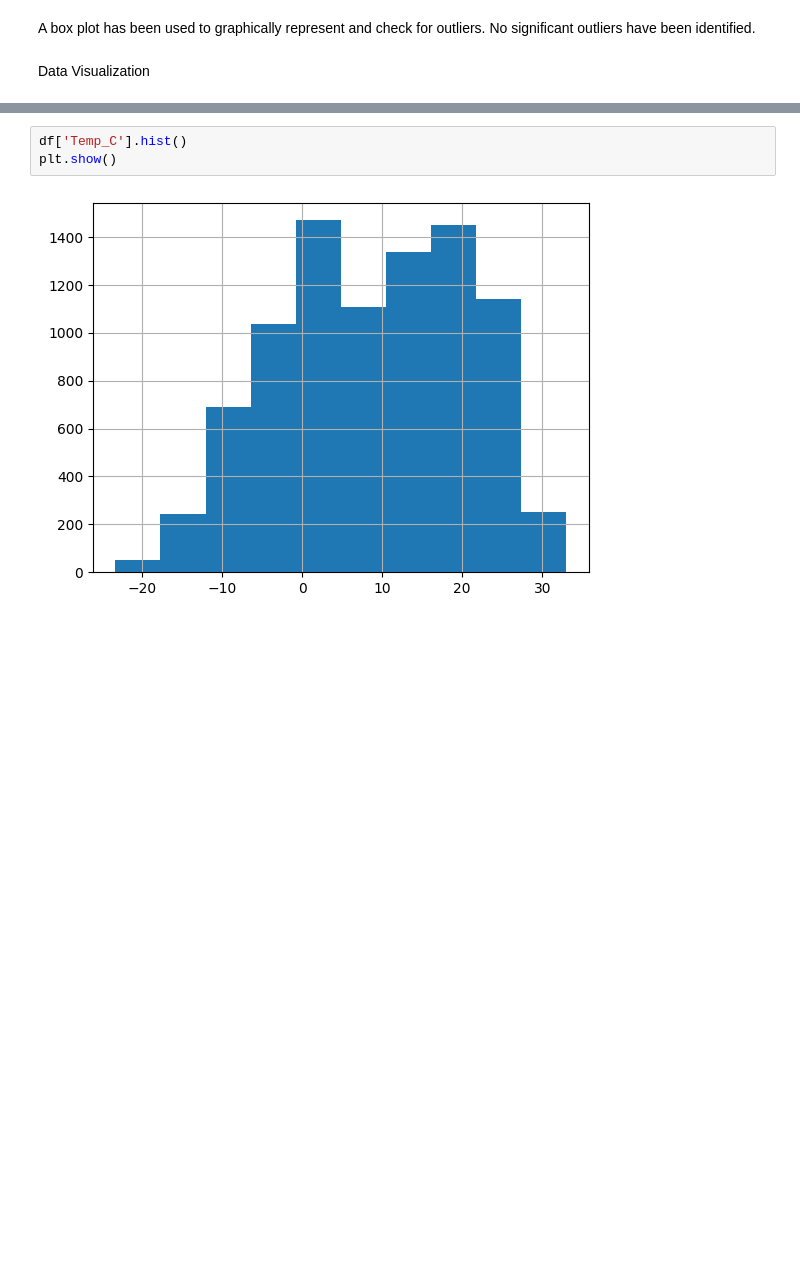
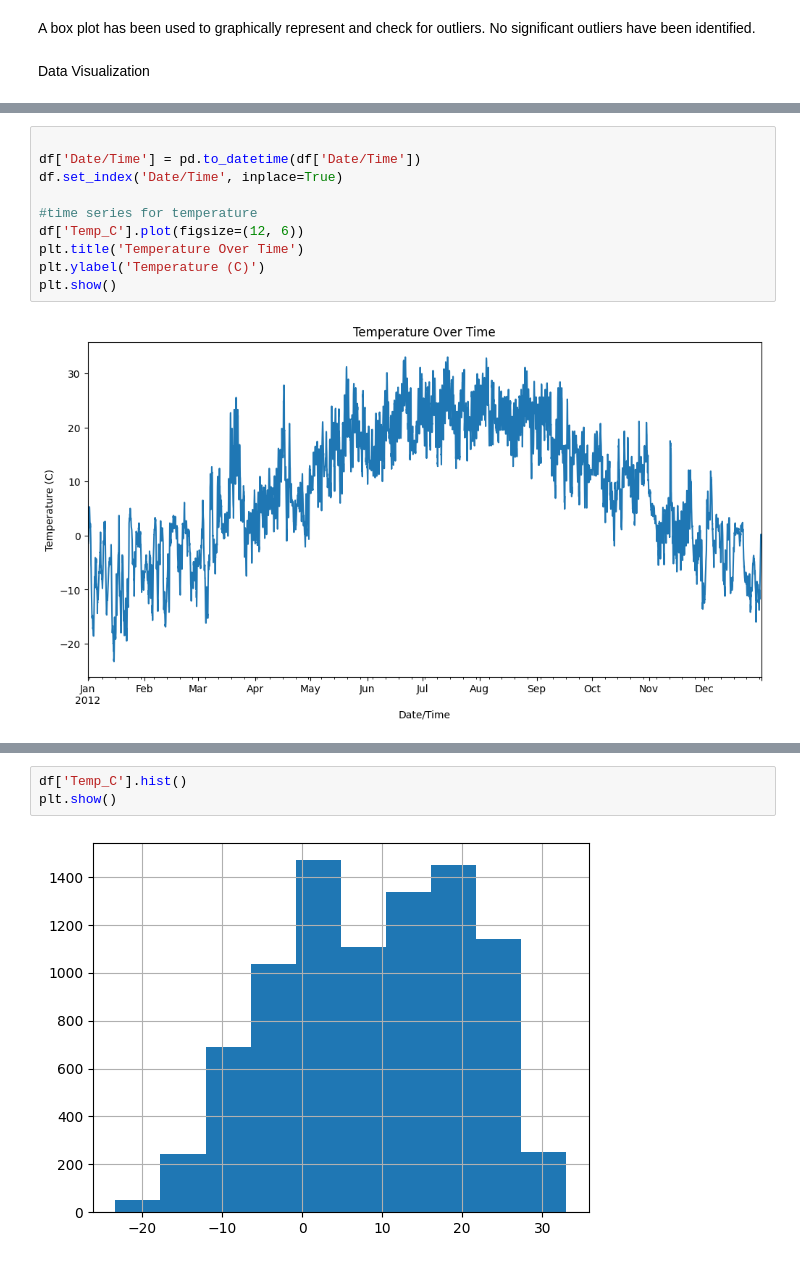
Before and after one commit to mutlyn/week_two_project, a Jupyter notebook: Weather_EDA.ipynb, the cells around one changed output, grey strips where cells are left out. Drawn from its saved outputs; the diff is of its cells as text; blank space fills up the shorter version.

```diff
--- a/Weather_EDA.ipynb
+++ b/Weather_EDA.ipynb
@@ -103,0 +109,12 @@ Data Visualization
+# %%
+
+df['Date/Time'] = pd.to_datetime(df['Date/Time'])
+df.set_index('Date/Time', inplace=True)
+
+#time series for temperature
+df['Temp_C'].plot(figsize=(12, 6))
+plt.title('Temperature Over Time')
+plt.ylabel('Temperature (C)')
+plt.show()
+# %% [output]
+[figure, added]
```
Also changed, not shown: parts of 3 cells of this notebook.
